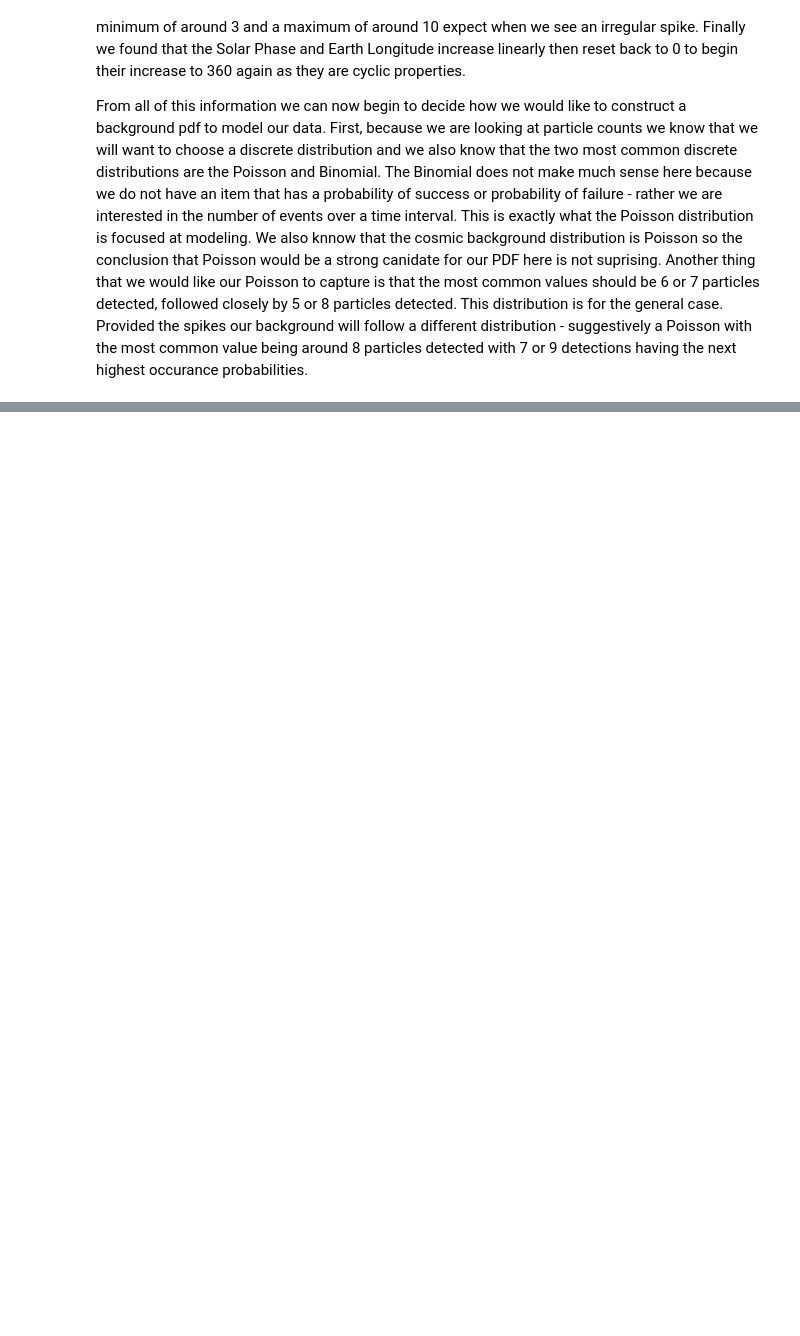
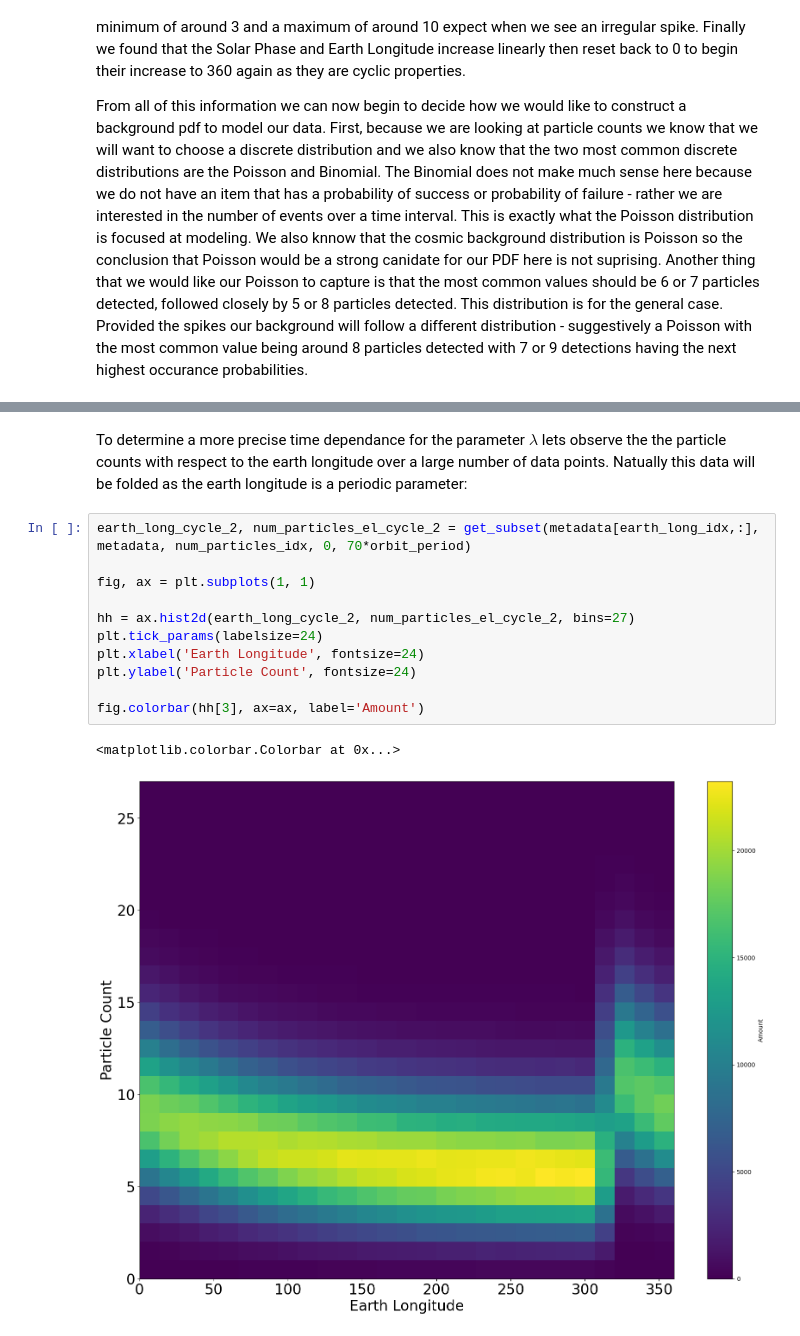
Before and after one commit to williamdolsen/phys434-21au, a Jupyter notebook: labs/lab4/lab4.ipynb, the cells around one changed output, grey strips where cells are left out. Saved outputs shown, nothing was run; the diff lists cells and outputs as text; blank space fills up the shorter version.

Commit message:
lab period work

```diff
--- a/labs/lab4/lab4.ipynb
+++ b/labs/lab4/lab4.ipynb
@@ -206,0 +222,16 @@ hf.close()
+# %% [markdown]
+To determine a more precise time dependance for the parameter $\lambda$ lets observe the the particle counts with respect to the earth longitude over a large number of data points.  Natually this data will be folded as the earth longitude is a periodic parameter:
+# %%
+earth_long_cycle_2, num_particles_el_cycle_2 = get_subset(metadata[earth_long_idx,:], metadata, num_particles_idx, 0, 70*orbit_period)
+
+fig, ax = plt.subplots(1, 1)
+
+hh = ax.hist2d(earth_long_cycle_2, num_particles_el_cycle_2, bins=27)
+plt.tick_params(labelsize=24)
+plt.xlabel('Earth Longitude', fontsize=24)
+plt.ylabel('Particle Count', fontsize=24)
+
+fig.colorbar(hh[3], ax=ax, label='Amount')
+# %% [output]
+<matplotlib.colorbar.Colorbar at 0x...>
+[figure, added]
```
Also changed, not shown: parts of 24 cells of this notebook.
